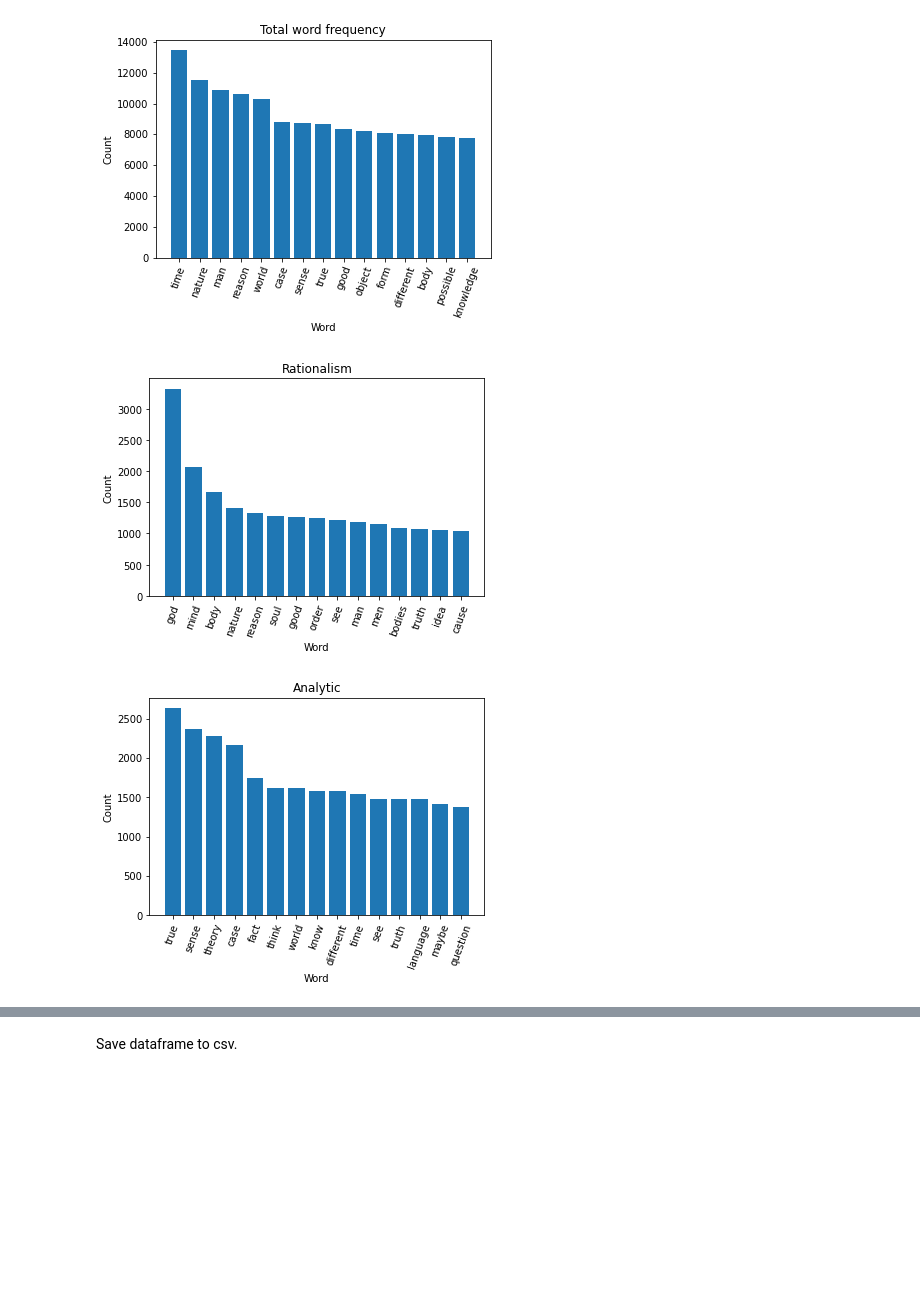
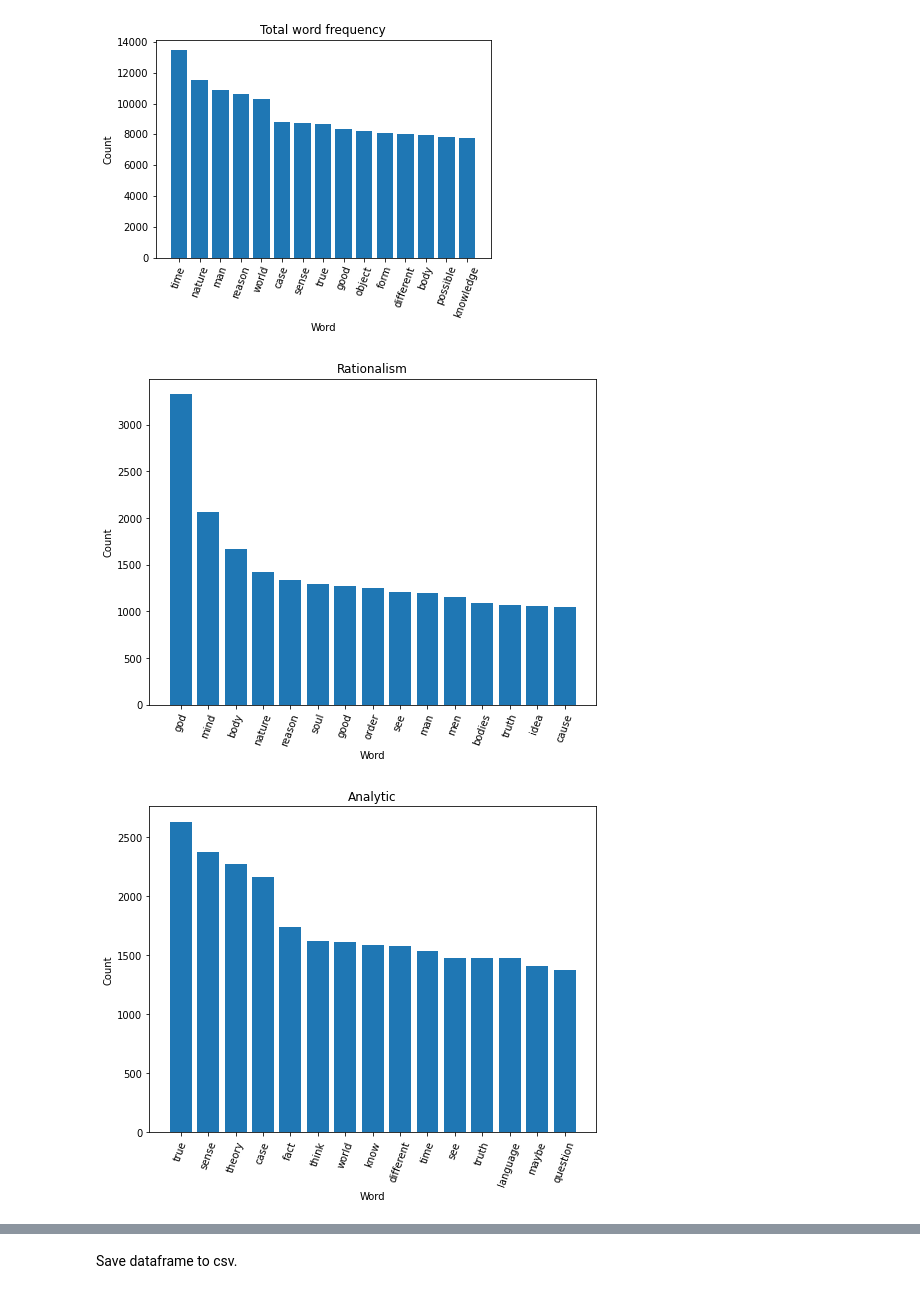
Before and after one commit to zabesy/SOTClustering, a Jupyter notebook: preprocessing.ipynb, the cells around one changed output, grey strips where cells are left out. Drawn from its saved outputs; the diff is of its cells as text; code cells hidden in the pictures; blank space fills up the shorter version.

```diff
--- a/preprocessing.ipynb
+++ b/preprocessing.ipynb
@@ -372,13 +372,14 @@ plt.show()
 # %%
 #Plot word count per SOT.
 for school, list_tuples in sorted_school_word_count.items():
+    plt.figure(figsize=(8,6))
     plt.bar(range(len(list_tuples[:count])), [value[1] for value in list_tuples[:count]], align='center')
     plt.xticks(range(len(list_tuples[:count])), [val[0] for val in list_tuples[:count]])
     plt.xticks(rotation=70)
     plt.xlabel("Word")
     plt.ylabel("Count")
     plt.title(f"{school.capitalize()}")
     plt.show()
 # %% [output]
-[figure, old version]
+[figure, new version]
-[figure, old version]
+[figure, new version]
```
Also changed, not shown: parts of 3 cells of this notebook.
